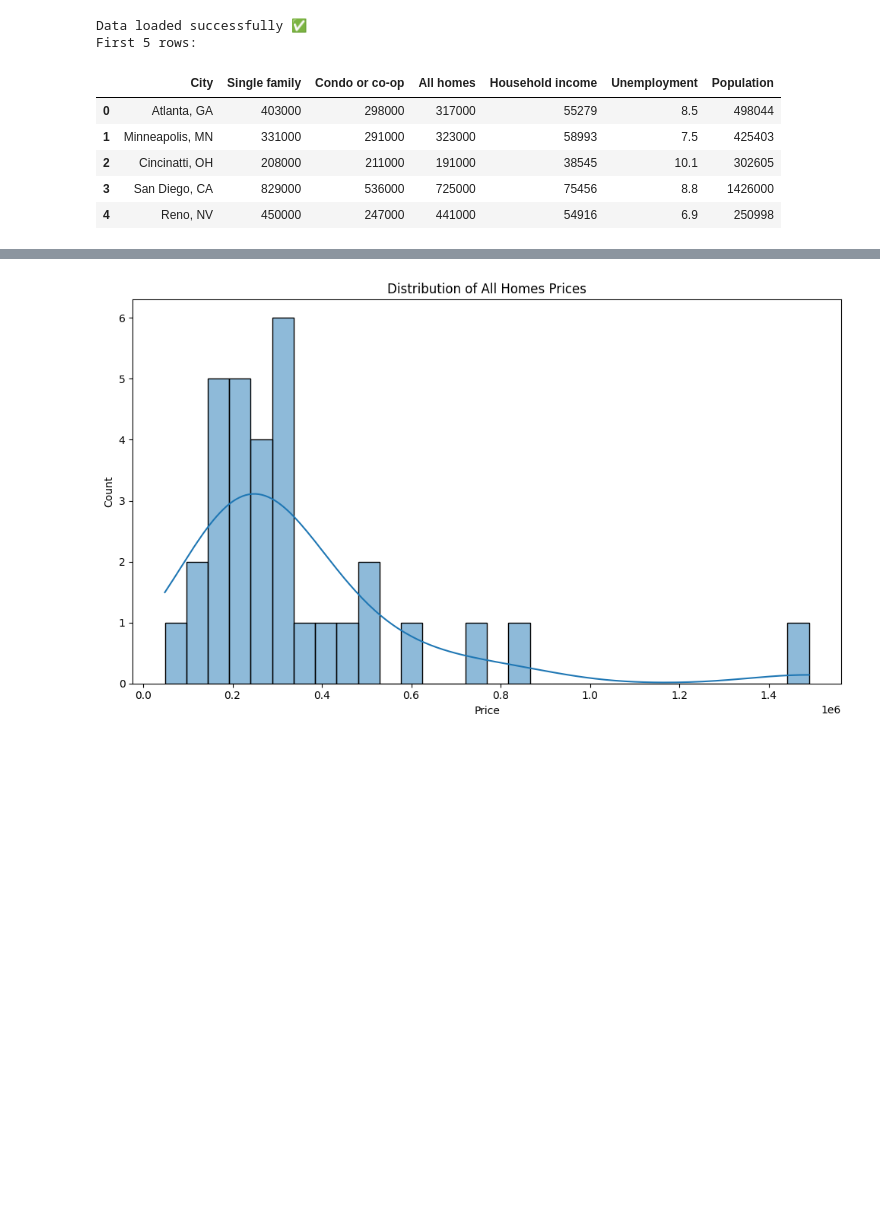
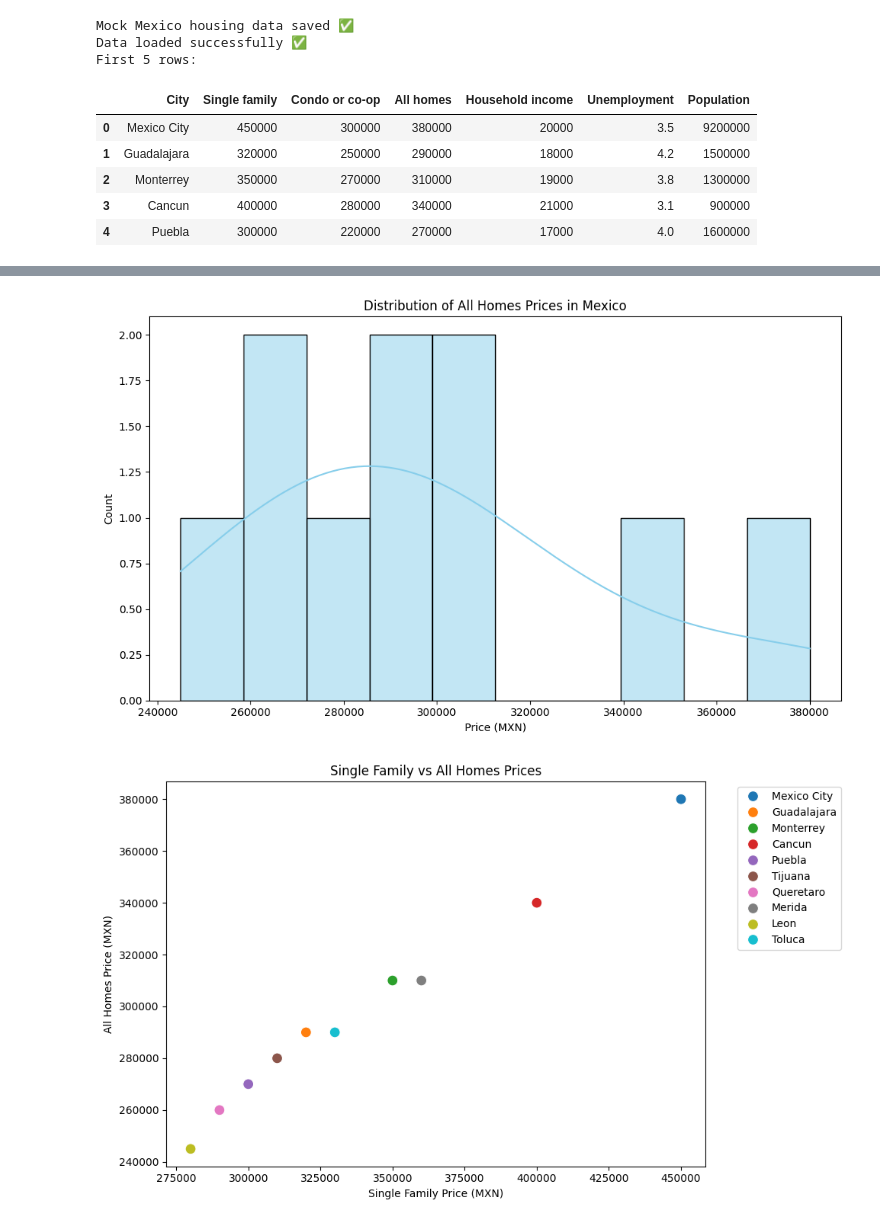
Before and after one commit to Ayoube26111/WQU-DataScienceLab, a Jupyter notebook: Housing-in-Mexico/notebooks/housing_analysis.ipynb, the cells around one changed output, grey strips where cells are left out. Saved outputs shown, nothing was run; the diff lists cells and outputs as text; code cells hidden in the pictures; blank space fills up the shorter version.

Commit message:
Update Mexico housing analysis notebook and add mock data

```diff
--- a/Housing-in-Mexico/notebooks/housing_analysis.ipynb
+++ b/Housing-in-Mexico/notebooks/housing_analysis.ipynb
@@ -15,20 +15,37 @@ import os
 DATA_PATH = "../data/raw"
 OUTPUT_PATH = "../outputs"
 
+os.makedirs(DATA_PATH, exist_ok=True)
 os.makedirs(OUTPUT_PATH, exist_ok=True)
 
-# 3️⃣ Load data
-# Replace 'housing_data.csv' with your actual CSV file name in data/raw/
-# 3️⃣ Load data
-data_file = os.path.join(DATA_PATH, "housing_data.xlsx")  # <- note .xlsx
+# 3️⃣ Generate mock Mexico housing data (if file doesn't exist)
+data_file = os.path.join(DATA_PATH, "housing_data.xlsx")
 
+if not os.path.exists(data_file):
+    data = {
+        "City": ["Mexico City", "Guadalajara", "Monterrey", "Cancun", "Puebla",
+                 "Tijuana", "Queretaro", "Merida", "Leon", "Toluca"],
+        "Single family": [450000, 320000, 350000, 400000, 300000, 310000, 290000, 360000, 280000, 330000],
+        "Condo or co-op": [300000, 250000, 270000, 280000, 220000, 240000, 230000, 260000, 210000, 250000],
+        "All homes": [380000, 290000, 310000, 340000, 270000, 280000, 260000, 310000, 245000, 290000],
+        "Household income": [20000, 18000, 19000, 21000, 17000, 17500, 16500, 18500, 16000, 18000],
+        "Unemployment": [3.5, 4.2, 3.8, 3.1, 4.0, 3.7, 3.6, 3.2, 4.1, 3.9],
+        "Population": [9200000, 1500000, 1300000, 900000, 1600000, 1800000, 1000000, 900000, 1400000, 1200000]
+    }
+    df = pd.DataFrame(data)
+    df.to_excel(data_file, index=False, engine='openpyxl')
+    print("Mock Mexico housing data saved ✅")
+else:
+    print("Data file already exists ✅")
+
+# 4️⃣ Load data
 try:
-    df = pd.read_excel(data_file, engine='openpyxl')  # <- Excel engine
+    df = pd.read_excel(data_file, engine='openpyxl')
     print("Data loaded successfully ✅")
 except FileNotFoundError:
     print(f"File not found: {data_file}")
 
-# 4️⃣ Quick exploration
+# 5️⃣ Quick exploration
 if 'df' in globals():
     print("First 5 rows:")
     display(df.head())
@@ -39,33 +56,48 @@ if 'df' in globals():
     print("\nMissing values:")
     print(df.isnull().sum())
 
-# 5️⃣ Example visualizations
+# 6️⃣ Example visualizations
 if 'df' in globals():
-    # Distribution of prices
+    # Distribution of All Homes prices
     plt.figure(figsize=(10,6))
-    sns.histplot(df['All homes'], bins=30, kde=True)
-    plt.title("Distribution of All Homes Prices")
-    plt.xlabel("Price")
+    sns.histplot(df['All homes'], bins=10, kde=True, color='skyblue')
+    plt.title("Distribution of All Homes Prices in Mexico")
+    plt.xlabel("Price (MXN)")
     plt.ylabel("Count")
     plt.tight_layout()
     plt.savefig(os.path.join(OUTPUT_PATH, "price_distribution.png"))
     plt.show()
 
+    # Single Family vs All Homes scatter
+    plt.figure(figsize=(10,6))
+    sns.scatterplot(data=df, x='Single family', y='All homes', hue='City', s=100)
+    plt.title("Single Family vs All Homes Prices")
+    plt.xlabel("Single Family Price (MXN)")
+    plt.ylabel("All Homes Price (MXN)")
+    plt.legend(bbox_to_anchor=(1.05, 1), loc='upper left')
+    plt.tight_layout()
+    plt.savefig(os.path.join(OUTPUT_PATH, "scatter_single_all.png"))
+    plt.show()
 
-
-    # Price vs Size
-    if 'size' in df.columns:
-        plt.figure(figsize=(10,6))
-        sns.scatterplot(data=df, x='size', y='price')
-        plt.title("Price")
+    # Household income vs All Homes price
+    plt.figure(figsize=(10,6))
+    sns.scatterplot(data=df, x='Household income', y='All homes', hue='City', s=100)
+    plt.title("Household Income vs All Homes Prices")
+    plt.xlabel("Household Income (MXN)")
+    plt.ylabel("All Homes Price (MXN)")
+    plt.legend(bbox_to_anchor=(1.05, 1), loc='upper left')
+    plt.tight_layout()
+    plt.savefig(os.path.join(OUTPUT_PATH, "income_vs_price.png"))
+    plt.show()
 # %% [output]
+Mock Mexico housing data saved ✅
 Data loaded successfully ✅
 First 5 rows:
 |  | City | Single family | Condo or co-op | All homes | Household income | Unemployment | Population |
-| 0 | Atlanta, GA | 403000 | 298000 | 317000 | 55279 | 8.5 | 498044 |
-| 1 | Minneapolis, MN | 331000 | 291000 | 323000 | 58993 | 7.5 | 425403 |
-| 2 | Cincinatti, OH | 208000 | 211000 | 191000 | 38545 | 10.1 | 302605 |
-| 3 | San Diego, CA | 829000 | 536000 | 725000 | 75456 | 8.8 | 1426000 |
-| 4 | Reno, NV | 450000 | 247000 | 441000 | 54916 | 6.9 | 250998 |
+| 0 | Mexico City | 450000 | 300000 | 380000 | 20000 | 3.5 | 9200000 |
+| 1 | Guadalajara | 320000 | 250000 | 290000 | 18000 | 4.2 | 1500000 |
+| 2 | Monterrey | 350000 | 270000 | 310000 | 19000 | 3.8 | 1300000 |
+| 3 | Cancun | 400000 | 280000 | 340000 | 21000 | 3.1 | 900000 |
+| 4 | Puebla | 300000 | 220000 | 270000 | 17000 | 4.0 | 1600000 |
 Data info:
 <class 'pandas.core.frame.DataFrame'>
@@ -82,6 +114,7 @@ Data columns (total 7 columns):
 ... (10 lines left out)
 Household income    0
 Unemployment        0
 Population          0
 dtype: int64
-[figure, old version]
+[figure, new version]
+[figure, added]
```
Also changed, not shown: parts of 1 cell of this notebook, 6 other files.
